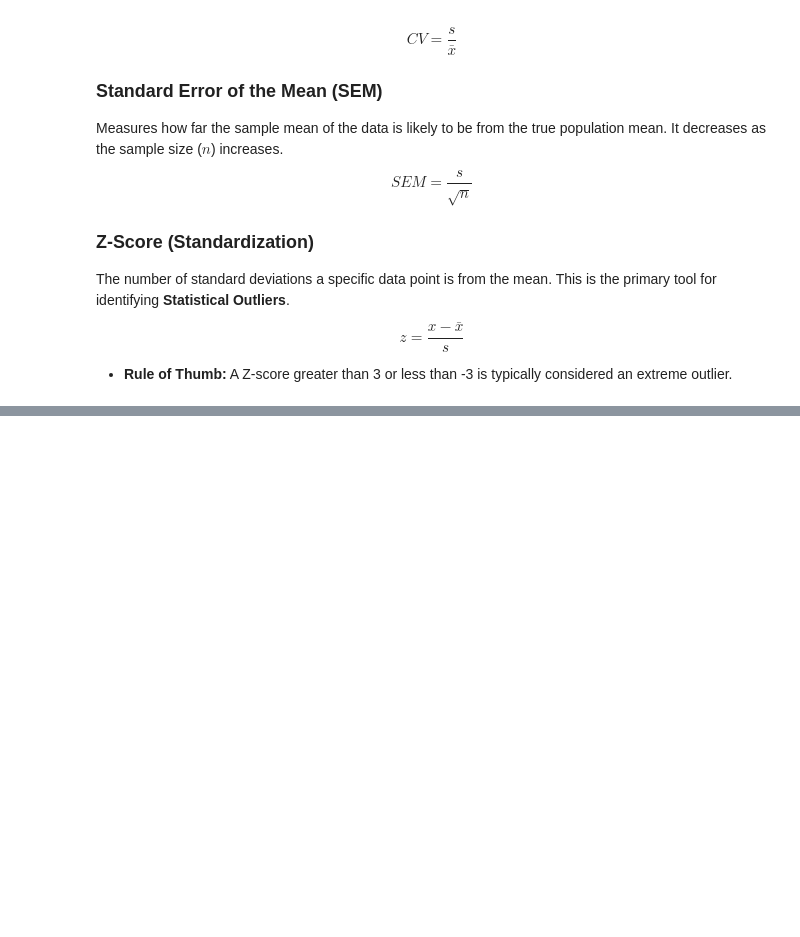
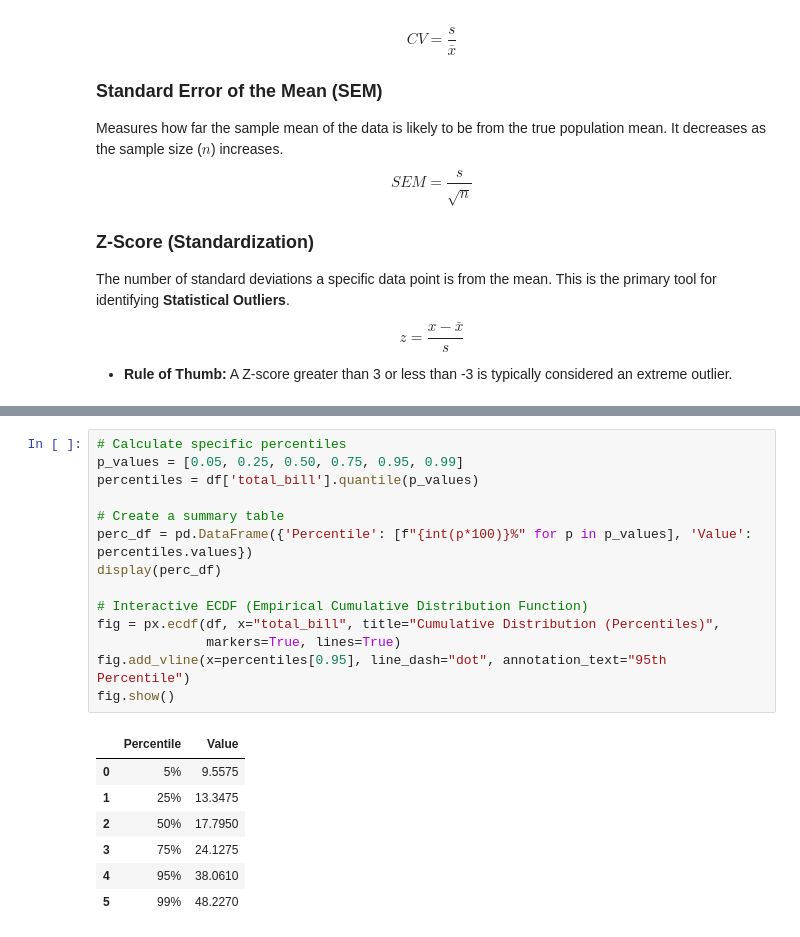
Before and after one commit to alasyariyphysics/stats-repo, a Jupyter notebook: Descriptive_Statistics.ipynb, the cells around one changed output, grey strips where cells are left out. Drawn from its saved outputs; the diff is of its cells as text; blank space fills up the shorter version.

```diff
--- a/Descriptive_Statistics.ipynb
+++ b/Descriptive_Statistics.ipynb
@@ -337,0 +409,22 @@ fig.show()
+# %%
+# Calculate specific percentiles
+p_values = [0.05, 0.25, 0.50, 0.75, 0.95, 0.99]
+percentiles = df['total_bill'].quantile(p_values)
+
+# Create a summary table
+perc_df = pd.DataFrame({'Percentile': [f"{int(p*100)}%" for p in p_values], 'Value': percentiles.values})
+display(perc_df)
+
+# Interactive ECDF (Empirical Cumulative Distribution Function)
+fig = px.ecdf(df, x="total_bill", title="Cumulative Distribution (Percentiles)",
+              markers=True, lines=True)
+fig.add_vline(x=percentiles[0.95], line_dash="dot", annotation_text="95th Percentile")
+fig.show()
+# %% [output]
+|  | Percentile | Value |
+| 0 | 5% | 9.5575 |
+| 1 | 25% | 13.3475 |
+| 2 | 50% | 17.7950 |
+| 3 | 75% | 24.1275 |
+| 4 | 95% | 38.0610 |
+| 5 | 99% | 48.2270 |
```
Also changed, not shown: parts of 9 cells of this notebook.
